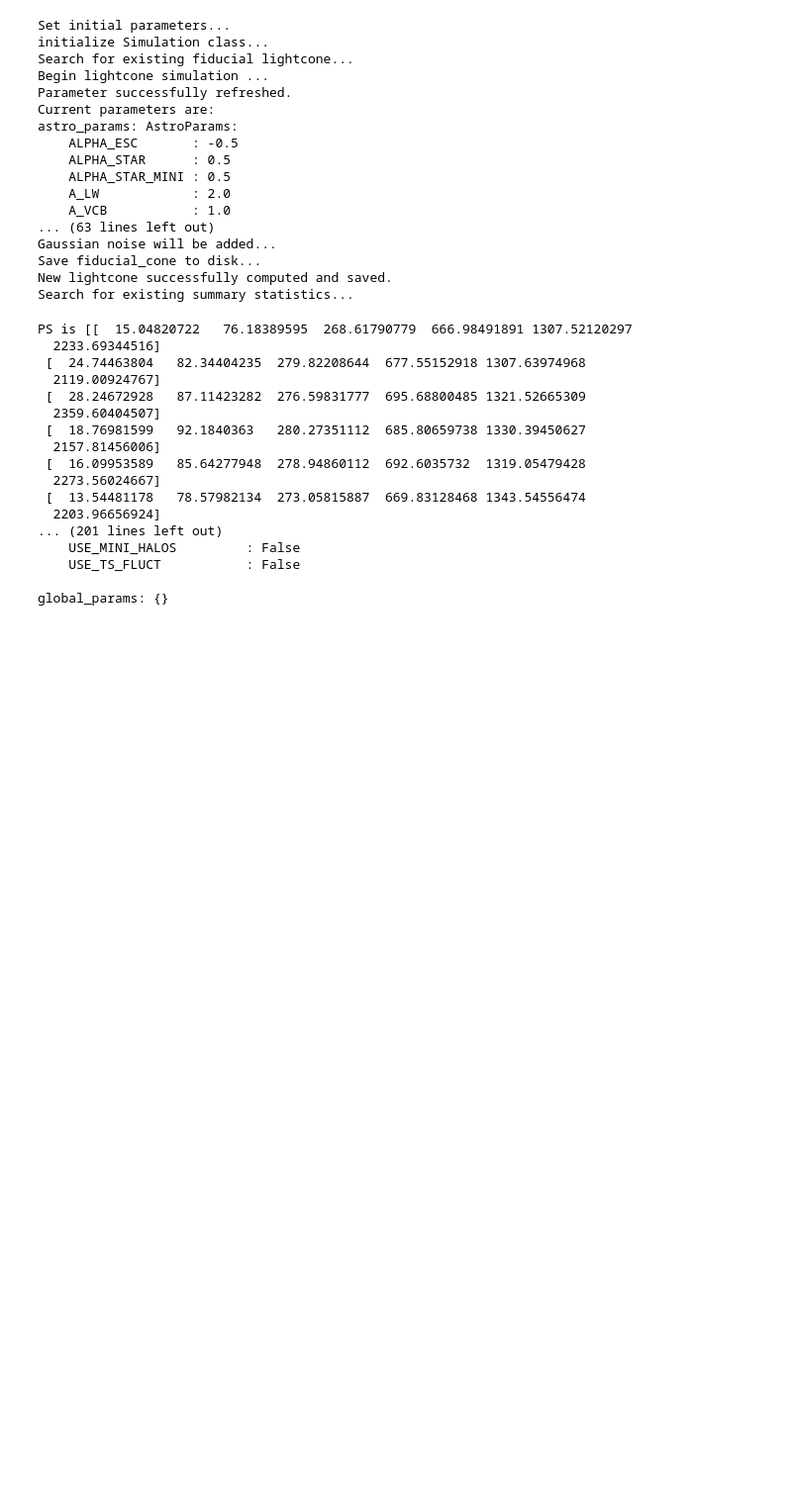
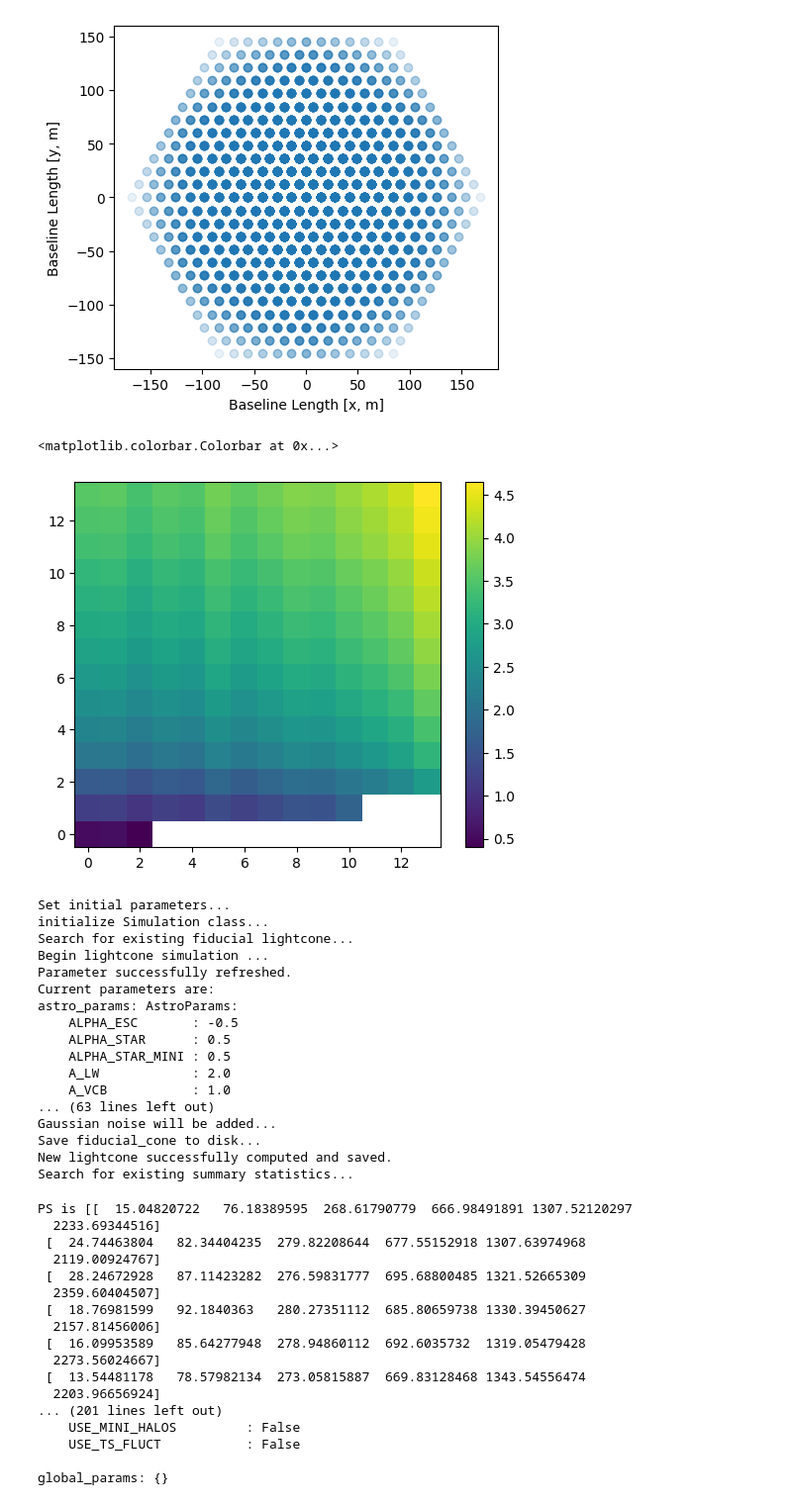
Before and after one commit to astro-ML/21cm-wrapper, a Jupyter notebook: test_mcmc.ipynb, the cells around one changed output. Shown at 99% size. Cells and saved outputs as stored; diff of their text form; code cells hidden in the pictures; blank space fills up the shorter version.

```diff
--- a/test_mcmc.ipynb
+++ b/test_mcmc.ipynb
@@ -3,3 +6,31 @@ from Flower import *
+# %%
+sensitivity = PowerSpectrum(
+    observation=Observation(
+        observatory=Observatory(
+            antpos=hera(hex_num=7, separation=14 * un.m),
+            beam=GaussianBeam(frequency=135.0 * un.MHz, dish_size=14 * un.m),
+            latitude=38 * un.deg,
+        )
+    )
+)
+
+observatory = sensitivity.observation.observatory
+
+plt.figure(figsize=(5, 4.5))
+plt.scatter(observatory.baselines_metres[:, :, 0], observatory.baselines_metres[:, :, 1], alpha=0.1)
+plt.xlabel("Baseline Length [x, m]")
+plt.ylabel("Baseline Length [y, m]");
+plt.show()
+
+kperp = un.Quantity(np.linspace(0.01, 0.07, 15), "littleh/Mpc")
+kpar = un.Quantity(np.linspace(0.1, 2, 15), "littleh/Mpc")
+sense_gridded = sensitivity.calculate_sensitivity_2d_grid(kperp_edges=kperp, kpar_edges=kpar)
+plt.imshow(np.log10(sense_gridded.value.T), origin="lower")
+plt.colorbar()
+# %% [output]
+[figure, added]
+<matplotlib.colorbar.Colorbar at 0x...>
+[figure, added]
 # %%
 # initialize probability class
 
```
Also changed, not shown: parts of 3 cells of this notebook, 2 other files.
